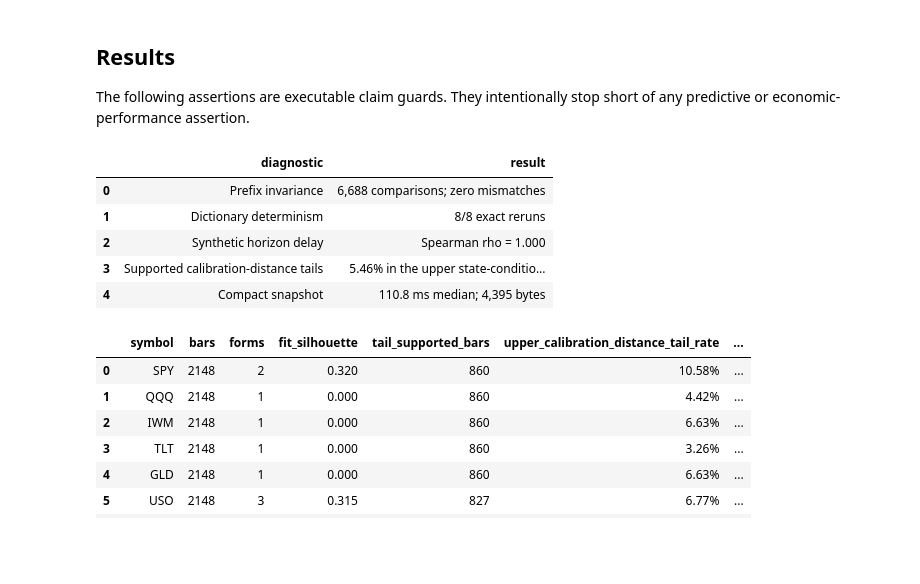
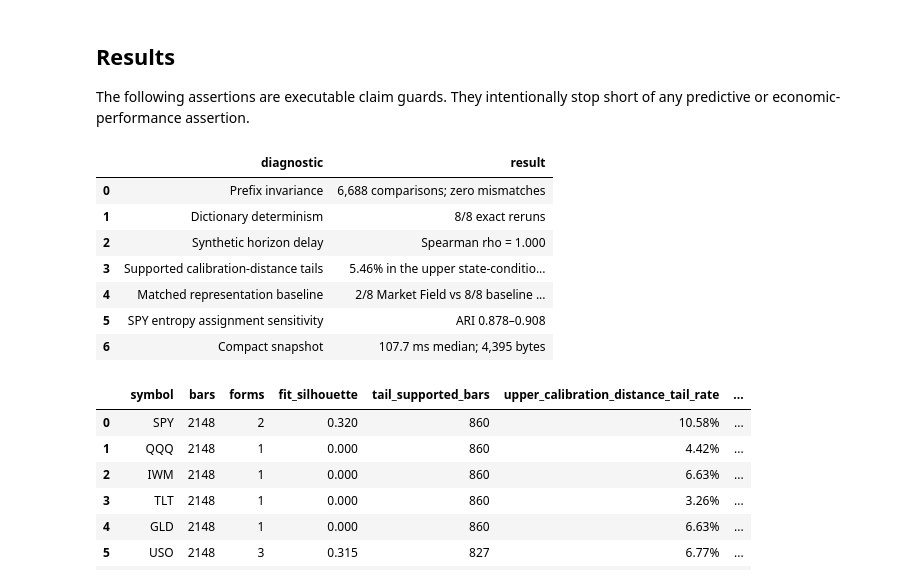
Before and after one commit to meyer-s/Market-Diagnostic-Dashboard, a Jupyter notebook: docs/papers/market-field/market_field_reproducibility.ipynb, the cells around one changed output. Saved outputs shown, nothing was run; the diff lists cells and outputs as text; code cells hidden in the pictures; blank space fills up the shorter version.

Commit message:
research: record baseline and sensitivity artifacts

```diff
--- a/docs/papers/market-field/market_field_reproducibility.ipynb
+++ b/docs/papers/market-field/market_field_reproducibility.ipynb
@@ -73,6 +79,18 @@ summary = json.loads(
     (PAPER_ROOT / "results" / "validation_summary.json").read_text(encoding="utf-8")
 )
 assets = pd.read_csv(PAPER_ROOT / "results" / "asset_summary.csv")
+representations = pd.read_csv(
+    PAPER_ROOT / "results" / "representation_baseline.csv"
+)
+window_stability = pd.read_csv(
+    PAPER_ROOT / "results" / "representation_window_stability.csv"
+)
+entropy_sensitivity = pd.read_csv(
+    PAPER_ROOT / "results" / "entropy_dictionary_sensitivity.csv"
+)
+bibliography_audit = pd.read_csv(
+    PAPER_ROOT / "results" / "bibliography_audit.csv"
+)
 manifest = pd.DataFrame(summary["market_data"])
 manifest[
     ["symbol", "rows", "first_observation", "last_observation",
@@ -97,6 +115,7 @@ short of any predictive or economic-performance assertion.
 validation = summary["validation"]
 synthetic = summary["synthetic"]
 benchmark = summary["option_snapshot_benchmark"]
+representation_summary = summary["representation_comparison"]
 
 assert validation["prefix_invariance"]["nonzero_differences"] == 0
 assert validation["prefix_invariance"]["serialized_value_comparisons"] == 6688
@@ -104,6 +123,17 @@ assert validation["determinism"]["exact_lexicon_matches"] == 8
 assert synthetic["horizon_delay_spearman_rho"] == 1.0
 assert benchmark["rank_influence"] == 0.0
 assert benchmark["automated_execution_enabled"] is False
+assert representation_summary["market_field_nontrivial_codebooks"] == 2
+assert representation_summary["baseline_nontrivial_codebooks"] == 8
+assert representations.groupby("symbol")["requested_warmup_bars"].nunique().eq(1).all()
+assert entropy_sensitivity["forms"].eq(2).all()
+assert entropy_sensitivity.loc[
+    entropy_sensitivity["entropy_window_patterns"] != 24,
+    "assignment_ari_vs_window24",
+].min() > 0.85
+assert bibliography_audit["status"].isin(
+    ["verified", "verified_reachable", "metadata_discrepancy"]
+).all()
 
 pd.DataFrame(
     [
@@ -120,34 +150,53 @@ pd.DataFrame(
                 f'{validation["determinism"]["exact_lexicon_matches"]}/'
                 f'{validation["determinism"]["symbols"]} exact reruns'
             ),
         },
         {
             "diagnostic": "Synthetic horizon delay",
             "result": f'Spearman rho = {synthetic["horizon_delay_spearman_rho"]:.3f}',
         },
         {
             "diagnostic": "Supported calibration-distance tails",
             "result": (
                 f'{100 * validation["distance_tail"]["pooled_outside_range_rate"]:.2f}% '
                 "in the upper state-conditional calibration-distance tail"
             ),
         },
         {
+            "diagnostic": "Matched representation baseline",
+            "result": (
+                f'{representation_summary["market_field_nontrivial_codebooks"]}/8 '
+                "Market Field vs "
+                f'{representation_summary["baseline_nontrivial_codebooks"]}/8 '
+                "baseline multi-Form codebooks"
+            ),
+        },
+        {
+            "diagnostic": "SPY entropy assignment sensitivity",
+            "result": (
+                f'ARI {entropy_sensitivity.loc[entropy_sensitivity["entropy_window_patterns"] != 24, "assignment_ari_vs_window24"].min():.3f}'
+                "–"
+                f'{entropy_sensitivity.loc[entropy_sensitivity["entropy_window_patterns"] != 24, "assignment_ari_vs_window24"].max():.3f}'
+            ),
+        },
+        {
             "diagnostic": "Compact snapshot",
             "result": (
                 f'{benchmark["median_ms"]:.1f} ms median; '
                 f'{benchmark["median_payload_bytes"]:,} bytes'
             ),
         },
     ]
 )
 # %% [output]
 |  | diagnostic | result |
 | 0 | Prefix invariance | 6,688 comparisons; zero mismatches |
 | 1 | Dictionary determinism | 8/8 exact reruns |
 | 2 | Synthetic horizon delay | Spearman rho = 1.000 |
 | 3 | Supported calibration-distance tails | 5.46% in the upper state-conditio... |
-| 4 | Compact snapshot | 110.8 ms median; 4,395 bytes |
+| 4 | Matched representation baseline | 2/8 Market Field vs 8/8 baseline ... |
+| 5 | SPY entropy assignment sensitivity | ARI 0.878–0.908 |
+| 6 | Compact snapshot | 107.7 ms median; 4,395 bytes |
 # %%
 asset_display = assets[
     [
```
Also changed, not shown: parts of 9 cells of this notebook, 18 other files.
